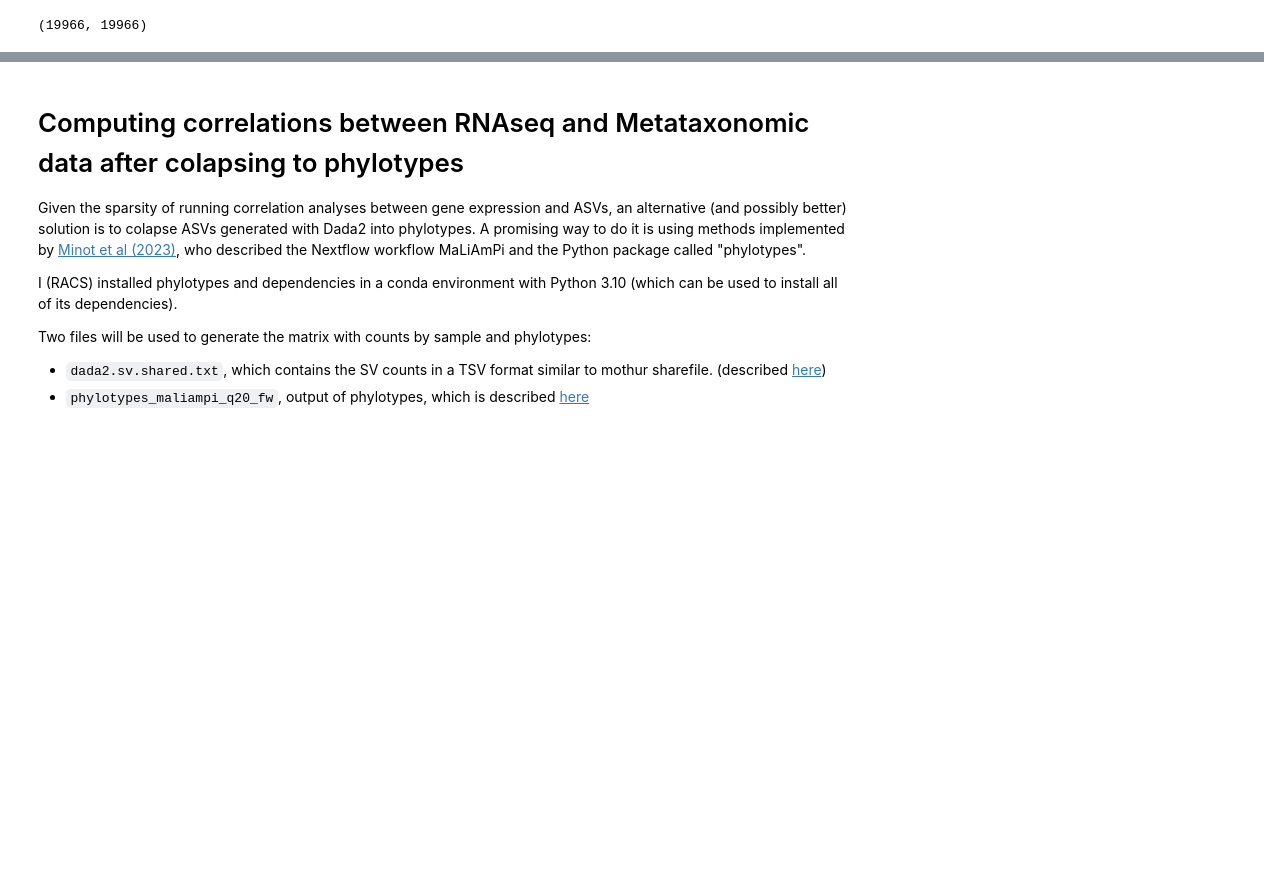
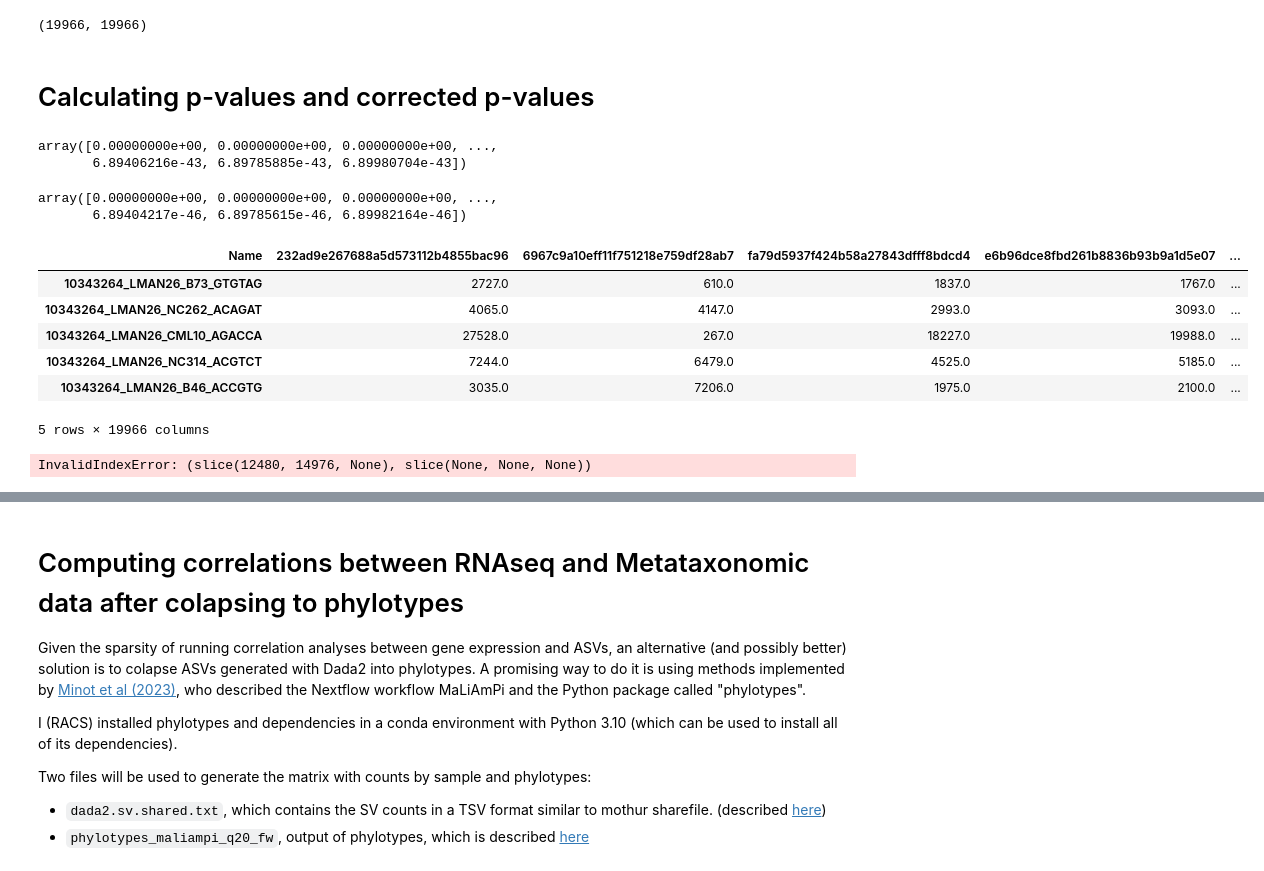
Before and after one commit to SantosRAC/maize_microbiome_transcriptomics, a Jupyter notebook: correlations_rnaseq_metataxonomics/expr_metataxonomics_correlations_v2.ipynb, the cells around one changed output, grey strips where cells are left out. Drawn from its saved outputs; the diff is of its cells as text; code cells hidden in the pictures; blank space fills up the shorter version.

Commit message:
Added draft for computation of pvalues

```diff
--- a/correlations_rnaseq_metataxonomics/expr_metataxonomics_correlations_v2.ipynb
+++ b/correlations_rnaseq_metataxonomics/expr_metataxonomics_correlations_v2.ipynb
@@ -314,3 +314,5 @@ for i in range(len(cor_values.columns)):
             correlated_pairs_file.write(f'{cor_values.columns[i]}\t{cor_values.columns[j]}\t{cor_values.iloc[i, j]}\n')
 
 correlated_pairs_file.close()
+# %% [markdown]
+# Calculating p-values and corrected p-values
@@ -316,0 +332,35 @@ correlated_pairs_file.close()
+# %%
+pvalues_corrected
+# %% [output]
+array([0.00000000e+00, 0.00000000e+00, 0.00000000e+00, ...,
+       6.89406216e-43, 6.89785885e-43, 6.89980704e-43])
+# %%
+pvalues
+# %% [output]
+array([0.00000000e+00, 0.00000000e+00, 0.00000000e+00, ...,
+       6.89404217e-46, 6.89785615e-46, 6.89982164e-46])
+# %%
+concatenated_transposed.head()
+# %% [output]
+| Name | 232ad9e267688a5d573112b4855bac96 | 6967c9a10eff11f751218e759df28ab7 | fa79d5937f424b58a27843dfff8bdcd4 | e6b96dce8fbd261b8836b93b9a1d5e07 | ... |
+| 10343264_LMAN26_B73_GTGTAG | 2727.0 | 610.0 | 1837.0 | 1767.0 | ... |
+| 10343264_LMAN26_NC262_ACAGAT | 4065.0 | 4147.0 | 2993.0 | 3093.0 | ... |
+| 10343264_LMAN26_CML10_AGACCA | 27528.0 | 267.0 | 18227.0 | 19988.0 | ... |
+| 10343264_LMAN26_NC314_ACGTCT | 7244.0 | 6479.0 | 4525.0 | 5185.0 | ... |
+| 10343264_LMAN26_B46_ACCGTG | 3035.0 | 7206.0 | 1975.0 | 2100.0 | ... |
+5 rows × 19966 columns
+# %%
+from corals.correlation.topk.default import cor_topk
+cor_topk_values_pearson, cor_topk_coo_pearson = cor_topk(concatenated_transposed, correlation_type="pearson", k=0.001, n_jobs=8)
+
+from corals.correlation.utils import derive_pvalues, multiple_test_correction
+n_samples = concatenated_transposed.shape[0]
+n_features = concatenated_transposed.shape[1]
+
+# calculate p-values
+pvalues_pearson = derive_pvalues(cor_topk_values_pearson, n_samples)
+
+# multiple hypothesis correction
+pvalues_corrected_pearson = multiple_test_correction(pvalues, n_features, method="fdr_bh")
+# %% [output]
+InvalidIndexError: (slice(12480, 14976, None), slice(None, None, None))
```
Also changed, not shown: parts of 4 cells of this notebook.
